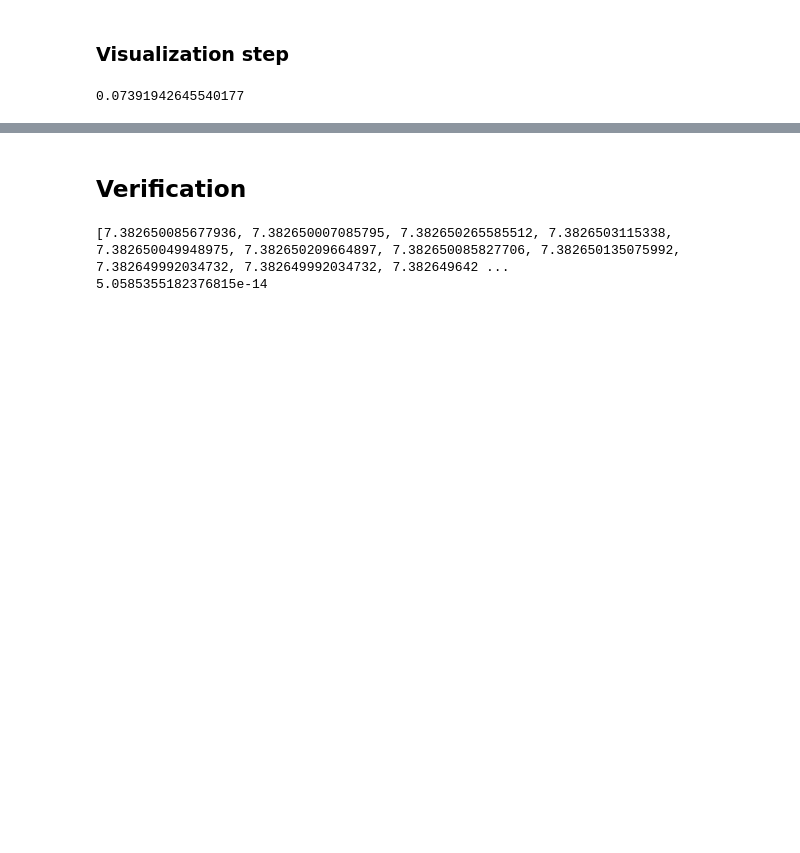
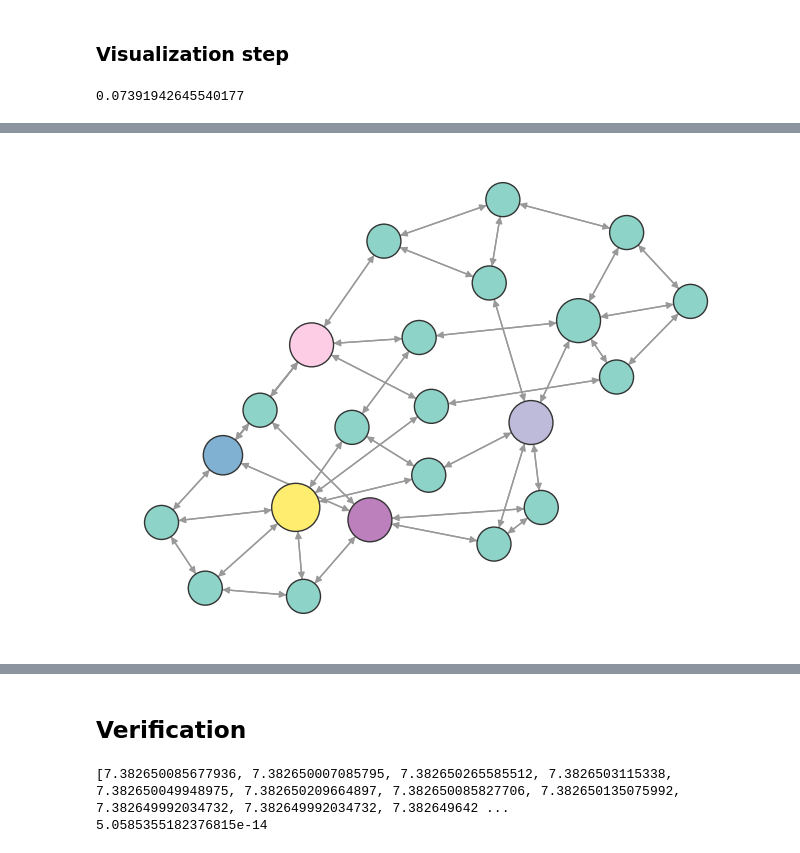
Before and after one commit to erin-silver/stat395-ps4, a Jupyter notebook: ps4_1.ipynb, the cells around one changed output, grey strips where cells are left out. Drawn from its saved outputs; the diff is of its cells as text; code cells hidden in the pictures; blank space fills up the shorter version.

```diff
--- a/ps4_1.ipynb
+++ b/ps4_1.ipynb
@@ -117,0 +138,4 @@ print(df)
+# %%
+draw_ranks(G, top_eigen)
+# %% [output]
+[figure, added]
```
Also changed, not shown: parts of 15 cells of this notebook.
